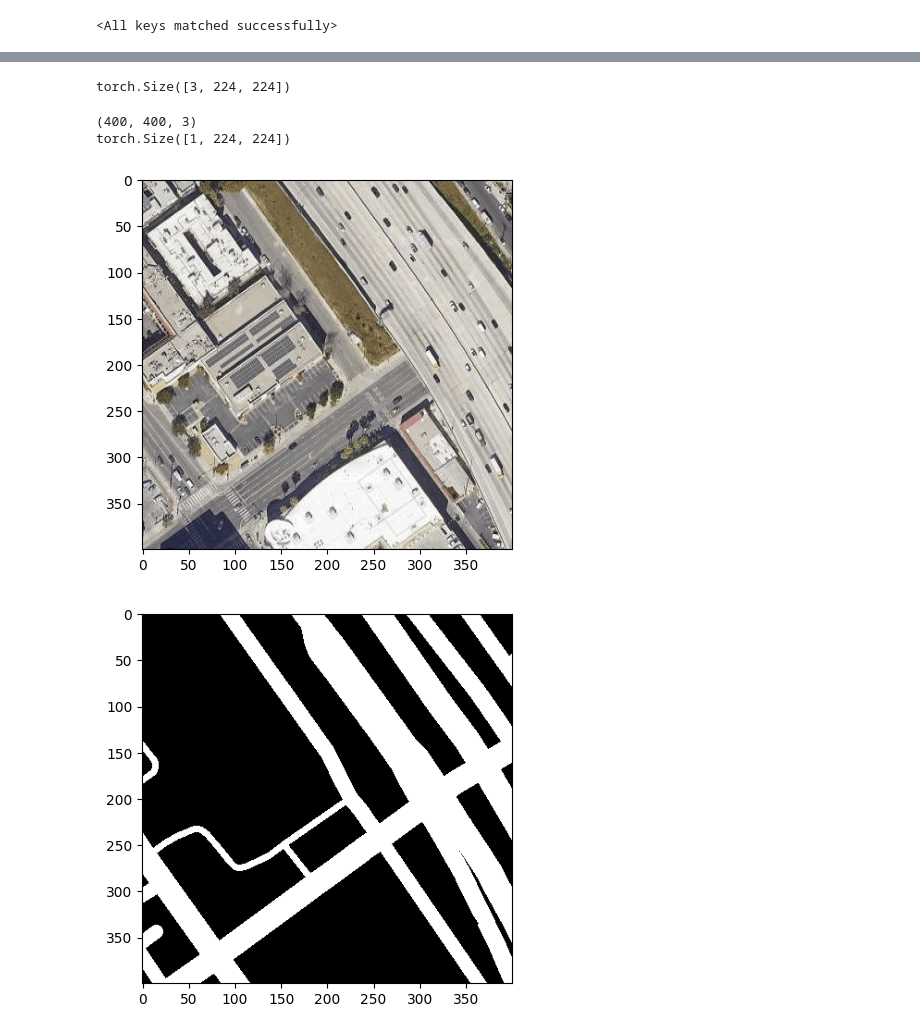
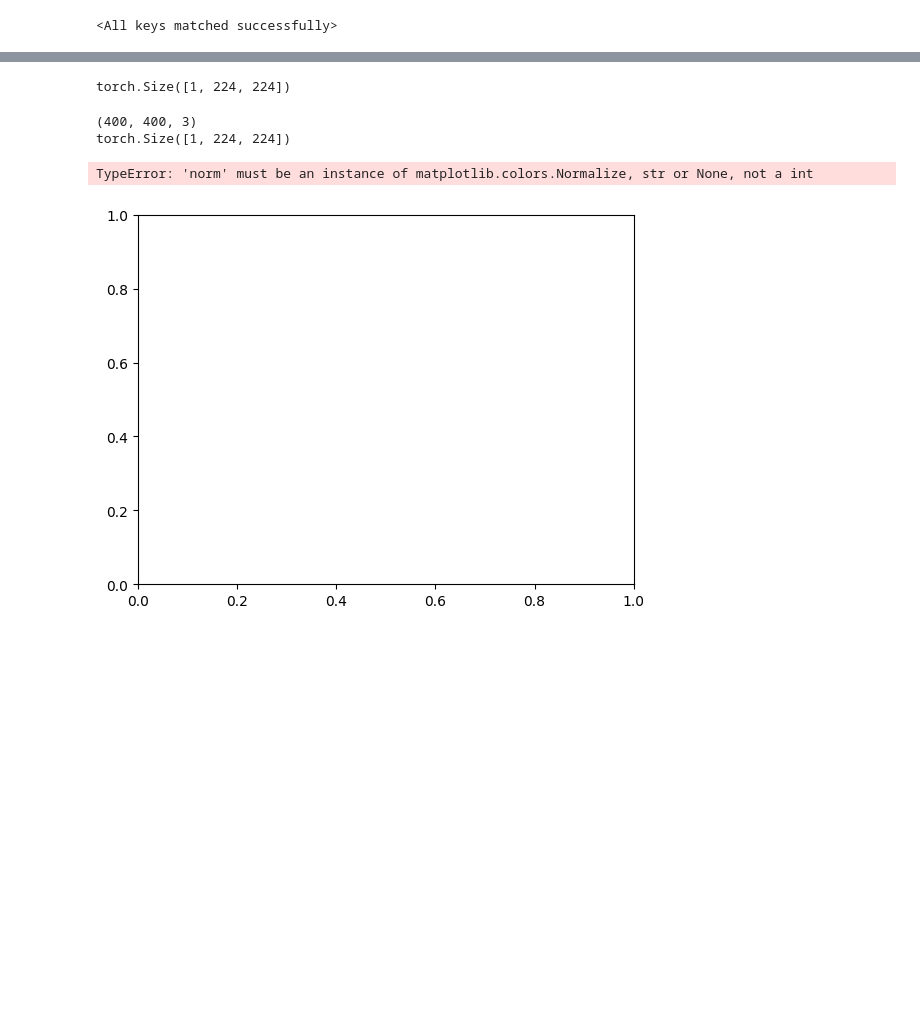
Before and after one commit to janulm/eth-cil-road-segmentation, a Jupyter notebook: simple_upp.ipynb, the cells around one changed output, grey strips where cells are left out. Saved outputs shown, nothing was run; the diff lists cells and outputs as text; code cells hidden in the pictures; blank space fills up the shorter version.

```diff
--- a/simple_upp.ipynb
+++ b/simple_upp.ipynb
@@ -170,13 +175,14 @@ for epoch in tqdm.tqdm(range(400)):
         x, y = data[0].to(device), data[1].to(device)
         optimizer.zero_grad()
         y_pred = model.forward(x)
-        loss = loss_function(y_pred, y)
+
+        loss = dice_loss(y_pred, y) + loss_function_bce(y_pred.reshape((batch_size, 400*400)), y.reshape((batch_size, 400*400)))
         loss.backward()
         optimizer.step()
 
         # Update loss logs
         loss_meter.add(loss.item())
-        training_logs["SoftBCE"] = loss_meter.mean
+        training_loss = loss_meter.mean
         y_int = y.long().cpu().detach()
         tp, fp, fn, tn = smp.metrics.get_stats(output=y_pred.cpu().detach(), target=y_int, mode='binary', threshold=0.5)
         # Update metrics logs
@@ -187,8 +193,7 @@ for epoch in tqdm.tqdm(range(400)):
         training_logs.update({k: v.mean for k, v in metrics_meters.items()})
 
     # Print training logs for the current epoch
-    print(f"Epoch {epoch + 1} - Training Loss: {training_logs['SoftBCE']:.4f}, " +
-          ", ".join([f"{metric}: {training_logs[metric]:.4f}" for metric in metrics]))
+    print(f"Epoch: {epoch}, Training Loss: {training_loss}, F1: {metrics_meters["f1_score"]}, IOU: {metrics_meters["iou_score"]}, Accuracy: {metrics_meters["accuracy"]}")
 
     # Validation loop
     model.eval()
@@ -204,7 +209,7 @@ for epoch in tqdm.tqdm(range(400)):
 
         # Update loss logs
         loss_meter.add(loss.item())
-        valid_logs["SoftBCE"] = loss_meter.mean
+        training_loss = loss_meter.mean
         y_int = y.long()
         tp, fp, fn, tn = smp.metrics.get_stats(output=y_pred, target=y_int, mode='binary', threshold=0.5)
         # Update metrics logs
@@ -215,20 +220,18 @@ for epoch in tqdm.tqdm(range(400)):
         valid_logs.update({k: v.mean for k, v in metrics_meters.items()})
 
     # Print validation logs for the current epoch
-    print(f"Epoch {epoch + 1} - Validation Loss: {valid_logs['SoftBCE']:.4f}, " +
-          ", ".join([f"{metric}: {valid_logs[metric]:.4f}" for metric in metrics]))
+    print(f"Epoch: {epoch}, Training Loss: {training_loss}, F1: {metrics_meters["f1_score"]}, IOU: {metrics_meters["iou_score"]}, Accuracy: {metrics_meters["accuracy"]}")
 
     scheduler.step(valid_logs["iou_score"])
-
     if check < valid_logs["iou_score"]:
         check = valid_logs["iou_score"]
         counter = 0
-        torch.save(model.state_dict(), "best_model_pre.pth")
+        torch.save(model.state_dict(), "best_model_pre_400.pth")
         print(f"New best model found at epoch {epoch + 1} with IoU score: {check:.4f}")
     else:
         counter += 1
         print(counter)
-    if counter == 6:
+    if counter == 5:
         break
 
 # Final performance
@@ -335,7 +320,7 @@ for epoch in tqdm.tqdm(range(100)):
     if check < valid_logs["iou_score"]:
         check = valid_logs["iou_score"]
         counter = 0
-        torch.save(model.state_dict(), "best_model.pth")
+        torch.save(model.state_dict(), "best_model_400.pth")
         print(f"New best model found at epoch {epoch + 1} with IoU score: {check:.4f}")
     else:
         counter += 1
@@ -394,32 +381,33 @@ with torch.no_grad():
         pred = model(image)
         predictions.append(pred.cpu())
 # %%
-print(pair[0].shape)
+print(predictions[0][0].shape)
+print(submission_dataloader[])
 # %% [output]
-torch.Size([3, 224, 224])
+torch.Size([1, 224, 224])
 # %%
 import matplotlib.pyplot as plt
 import numpy as np
 
 # item = train_loader.dataset[0]
 print(kaggle_submission_images[0].shape)
 print(predictions[0][0].shape)
-kaggle_submission_images
-img_normal = np.swapaxes(pair[0], 0, 2)
-img_mask = np.swapaxes(pair[1], 0, 2)
-img_pred = np.swapaxes(pred.squeeze(0), 0, 2)
-plt.imshow(original_data["images"][0])
+pair = (kaggle_submission_images[0], predictions[0][0])
+# img_normal = np.swapaxes(pair[0], 0, 2)
+# img_mask = np.swapaxes(pair[1], 0, 2)
+# img_pred = np.swapaxes(pred.cpu().squeeze(0), 0, 2)
+# plt.imshow(original_data["images"][0])
+# plt.show()
+# plt.imshow(original_data["masks"][0])
+# plt.show()
+# plt.imshow(img_normal)
+# plt.show()
+# plt.imshow(img_mask)
+# plt.show()
+plt.imshow(predictions[0][0].cpu(), 0, 2)
 plt.show()
-plt.imshow(original_data["masks"][0])
-plt.show()
-plt.imshow(img_normal)
-plt.show()
-plt.imshow(img_mask)
-plt.show()
-plt.imshow(img_pred)
-plt.show()
 # %% [output]
 (400, 400, 3)
 torch.Size([1, 224, 224])
+TypeError: 'norm' must be an instance of matplotlib.colors.Normalize, str or None, not a int
-[figure, old version]
+[figure, new version]
-[figure, removed]
```
Also changed, not shown: parts of 10 cells of this notebook.
